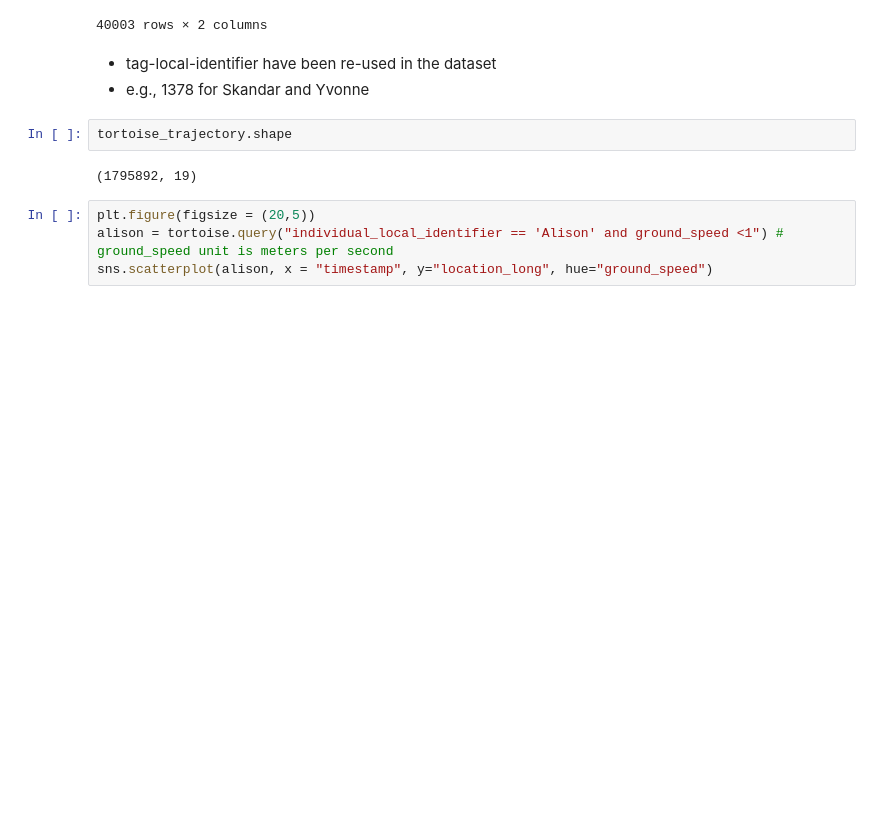
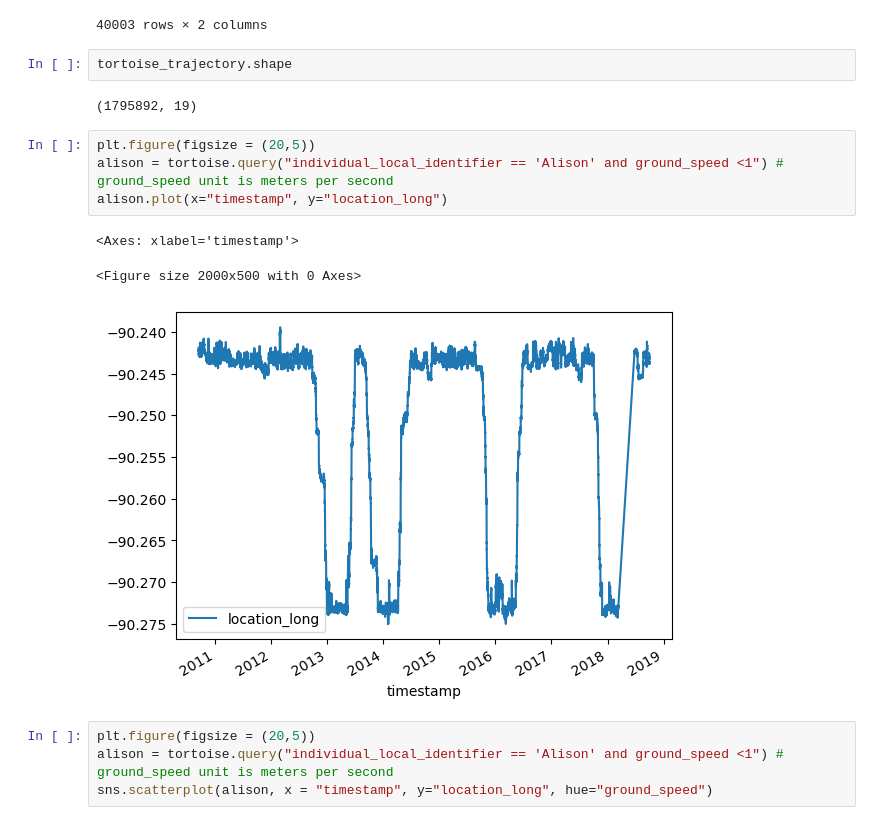
Before and after one commit to yingli/applieddatascience, a Jupyter notebook: sample_code/NB18_spatial_temporal.ipynb, the cells around one changed output. Drawn from its saved outputs; the diff is of its cells as text; blank space fills up the shorter version.

```diff
--- a/sample_code/NB18_spatial_temporal.ipynb
+++ b/sample_code/NB18_spatial_temporal.ipynb
@@ -410,13 +413,18 @@ alison[["location_lat", "location_long"]]
 | 1332571 | -0.635290 | -90.243696 |
 | 1332572 | -0.635309 | -90.243702 |
 40003 rows × 2 columns
-# %% [markdown]
- - tag-local-identifier have been re-used in the dataset
- - e.g., 1378 for Skandar and Yvonne
 # %%
 tortoise_trajectory.shape
 # %% [output]
 (1795892, 19)
+# %%
+plt.figure(figsize = (20,5))
+alison = tortoise.query("individual_local_identifier == 'Alison' and ground_speed <1") # ground_speed unit is meters per second
+alison.plot(x="timestamp", y="location_long")
+# %% [output]
+<Axes: xlabel='timestamp'>
+<Figure size 2000x500 with 0 Axes>
+[figure, added]
 # %%
 plt.figure(figsize = (20,5))
 alison = tortoise.query("individual_local_identifier == 'Alison' and ground_speed <1") # ground_speed unit is meters per second
```
Also changed, not shown: parts of 2 cells of this notebook, 1 other file.
